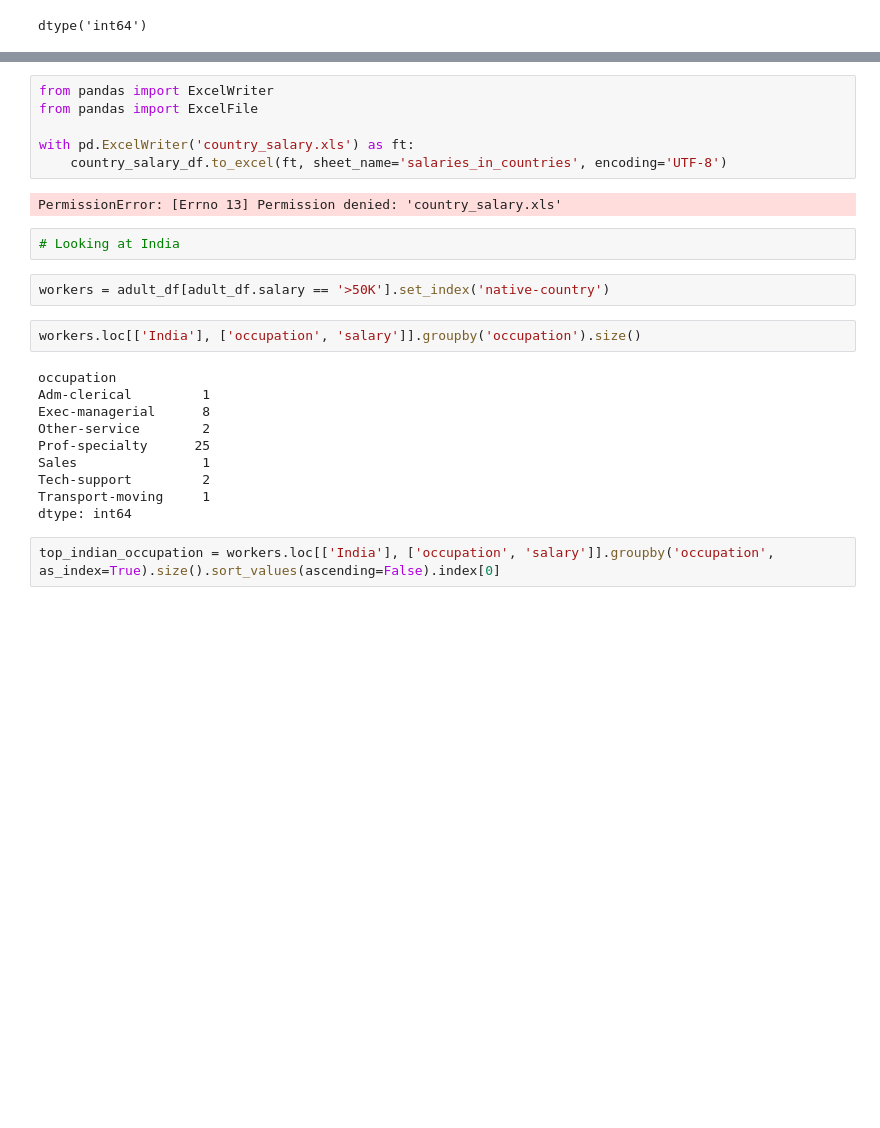
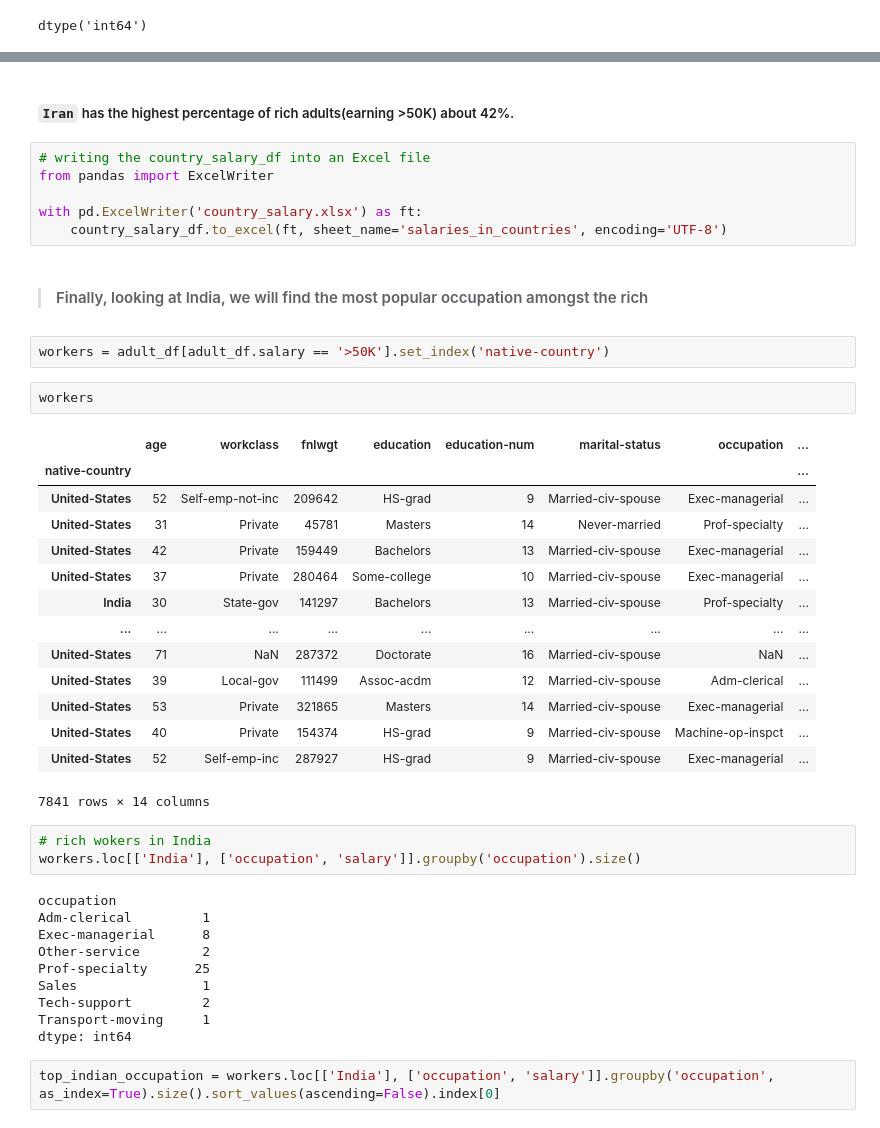
Before and after one commit to ebereanuebunwa/demographic-data-analyzer, a Jupyter notebook: main.ipynb, the cells around one changed output, grey strips where cells are left out. Cells and saved outputs as stored; diff of their text form; blank space fills up the shorter version.

```diff
--- a/main.ipynb
+++ b/main.ipynb
@@ -424,16 +450,34 @@ dtype: int64
+# %% [markdown]
+##### `Iran` has the highest percentage of rich adults(earning >50K) about 42%.
 # %%
+# writing the country_salary_df into an Excel file
 from pandas import ExcelWriter
-from pandas import ExcelFile
 
-with pd.ExcelWriter('country_salary.xls') as ft:
+with pd.ExcelWriter('country_salary.xlsx') as ft:
     country_salary_df.to_excel(ft, sheet_name='salaries_in_countries', encoding='UTF-8')
-# %% [output]
-PermissionError: [Errno 13] Permission denied: 'country_salary.xls'
-# %%
-# Looking at India
+# %% [markdown]
+> #### Finally, looking at India, we will find the most popular occupation amongst the rich
 # %%
 workers = adult_df[adult_df.salary == '>50K'].set_index('native-country')
+# %%
+workers
+# %% [output]
+|  | age | workclass | fnlwgt | education | education-num | marital-status | occupation | ... |
+| native-country |  |  |  |  |  |  |  | ... |
+| United-States | 52 | Self-emp-not-inc | 209642 | HS-grad | 9 | Married-civ-spouse | Exec-managerial | ... |
+| United-States | 31 | Private | 45781 | Masters | 14 | Never-married | Prof-specialty | ... |
+| United-States | 42 | Private | 159449 | Bachelors | 13 | Married-civ-spouse | Exec-managerial | ... |
+| United-States | 37 | Private | 280464 | Some-college | 10 | Married-civ-spouse | Exec-managerial | ... |
+| India | 30 | State-gov | 141297 | Bachelors | 13 | Married-civ-spouse | Prof-specialty | ... |
+| ... | ... | ... | ... | ... | ... | ... | ... | ... |
+| United-States | 71 | NaN | 287372 | Doctorate | 16 | Married-civ-spouse | NaN | ... |
+| United-States | 39 | Local-gov | 111499 | Assoc-acdm | 12 | Married-civ-spouse | Adm-clerical | ... |
+| United-States | 53 | Private | 321865 | Masters | 14 | Married-civ-spouse | Exec-managerial | ... |
+| United-States | 40 | Private | 154374 | HS-grad | 9 | Married-civ-spouse | Machine-op-inspct | ... |
+| United-States | 52 | Self-emp-inc | 287927 | HS-grad | 9 | Married-civ-spouse | Exec-managerial | ... |
+7841 rows × 14 columns
 # %%
+# rich wokers in India
 workers.loc[['India'], ['occupation', 'salary']].groupby('occupation').size()
 # %% [output]
 occupation
```
Also changed, not shown: parts of 9 cells of this notebook.
